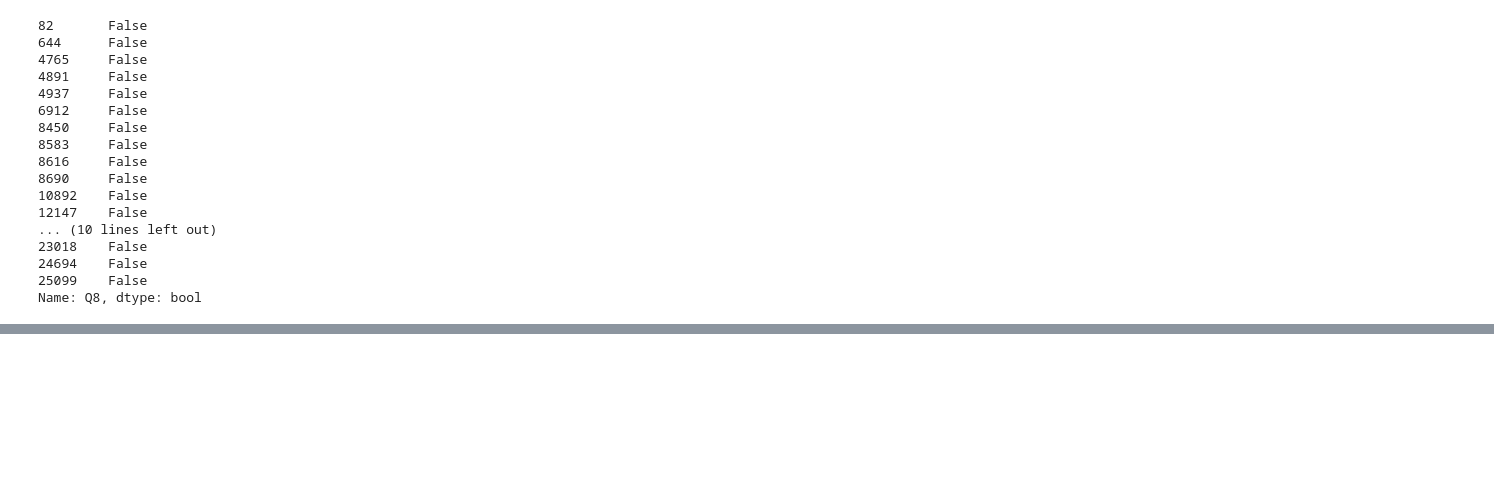
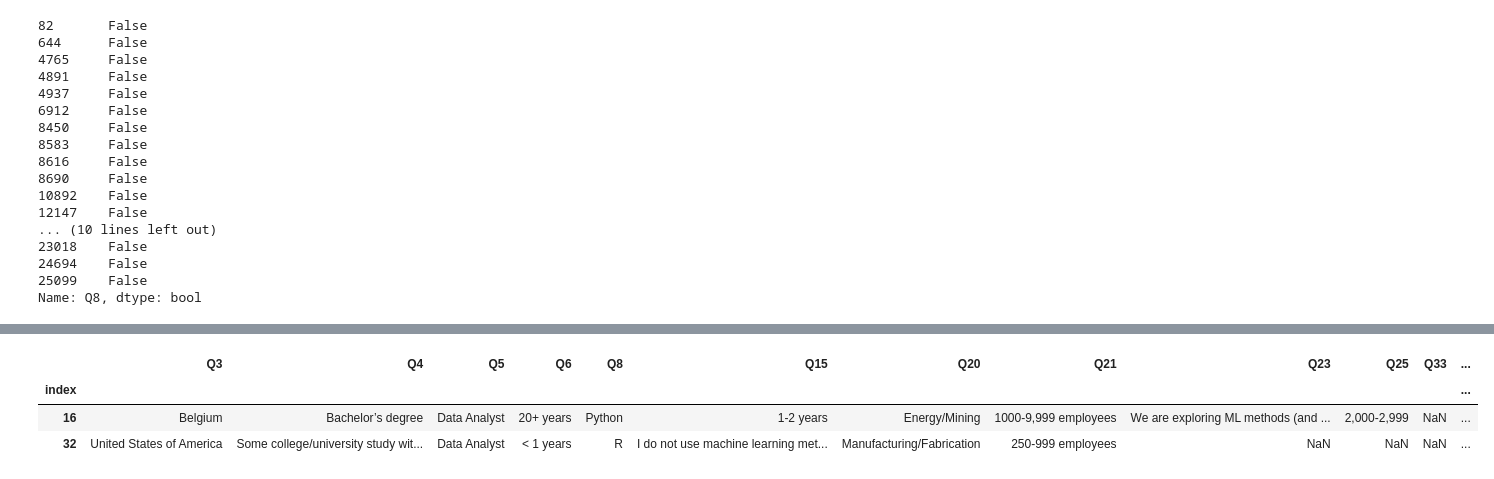
Before and after one commit to Adalab/project-da-promo-d-modulo-2-team-4, a Jupyter notebook: exploracion/limpieza de columnas.ipynb, the cells around one changed output, grey strips where cells are left out. Drawn from its saved outputs; the diff is of its cells as text; code cells hidden in the pictures; blank space fills up the shorter version.

```diff
--- a/exploracion/limpieza de columnas.ipynb
+++ b/exploracion/limpieza de columnas.ipynb
@@ -241,0 +263,7 @@ lista_data2
+# %%
+df_data.head(2)
+# %% [output]
+|  | Q3 | Q4 | Q5 | Q6 | Q8 | Q15 | Q20 | Q21 | Q23 | Q25 | Q33 | ... |
+| index |  |  |  |  |  |  |  |  |  |  |  | ... |
+| 16 | Belgium | Bachelor’s degree | Data Analyst | 20+ years | Python | 1-2 years | Energy/Mining | 1000-9,999 employees | We are exploring ML methods (and ... | 2,000-2,999 | NaN | ... |
+| 32 | United States of America | Some college/university study wit... | Data Analyst | < 1 years | R | I do not use machine learning met... | Manufacturing/Fabrication | 250-999 employees | NaN | NaN | NaN | ... |
```
Also changed, not shown: parts of 20 cells of this notebook.
